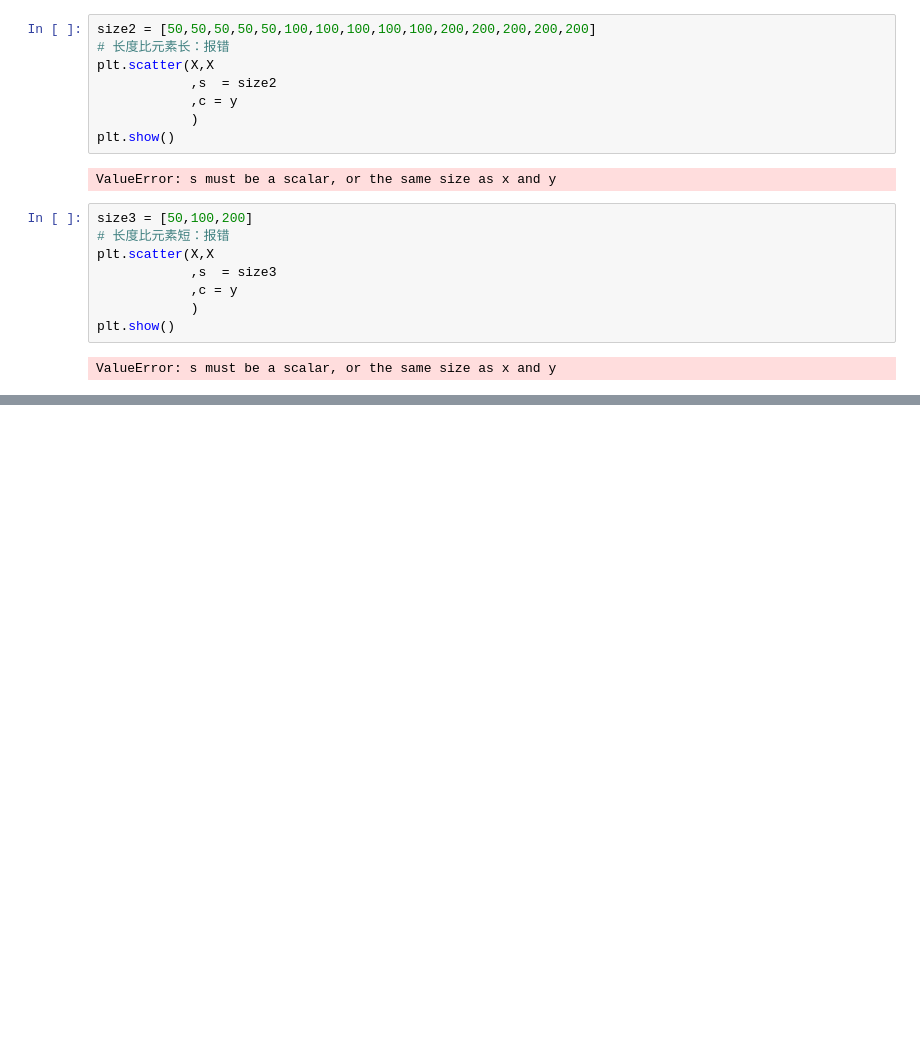
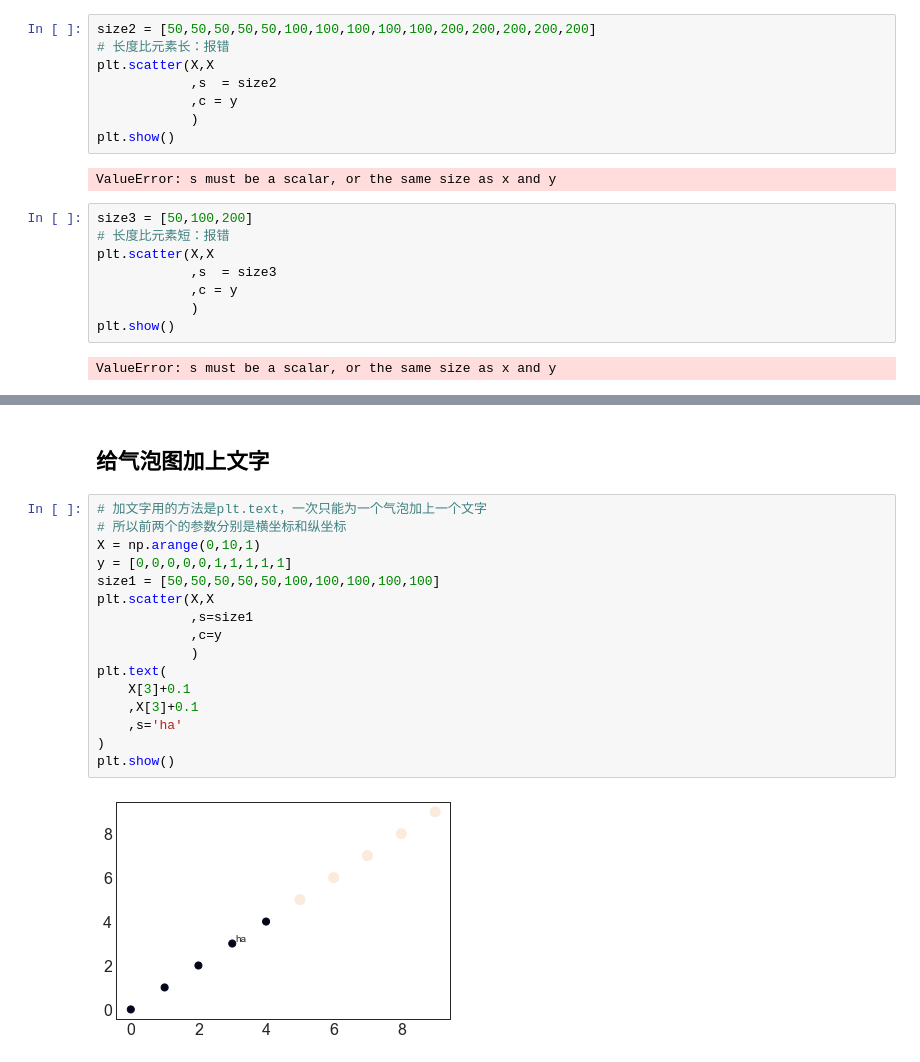
Before and after one commit to protea-ban/top-50-matplotlib-visualizations, a Jupyter notebook: 02_correlation_气泡图.ipynb, the cells around one changed output, grey strips where cells are left out. Drawn from its saved outputs; the diff is of its cells as text; blank space fills up the shorter version.

Commit message:
text on bubble

```diff
--- a/02_correlation_气泡图.ipynb
+++ b/02_correlation_气泡图.ipynb
@@ -128,0 +132,20 @@ ValueError: s must be a scalar, or the same size as x and y
+# %% [markdown]
+## 给气泡图加上文字
+# %%
+# 加文字用的方法是plt.text，一次只能为一个气泡加上一个文字
+# 所以前两个的参数分别是横坐标和纵坐标
+X = np.arange(0,10,1)
+y = [0,0,0,0,0,1,1,1,1,1]
+size1 = [50,50,50,50,50,100,100,100,100,100]
+plt.scatter(X,X
+            ,s=size1
+            ,c=y
+            )
+plt.text(
+    X[3]+0.1
+    ,X[3]+0.1
+    ,s='ha'
+)
+plt.show()
+# %% [output]
+[figure, added]
```
Also changed, not shown: parts of 4 cells of this notebook.
